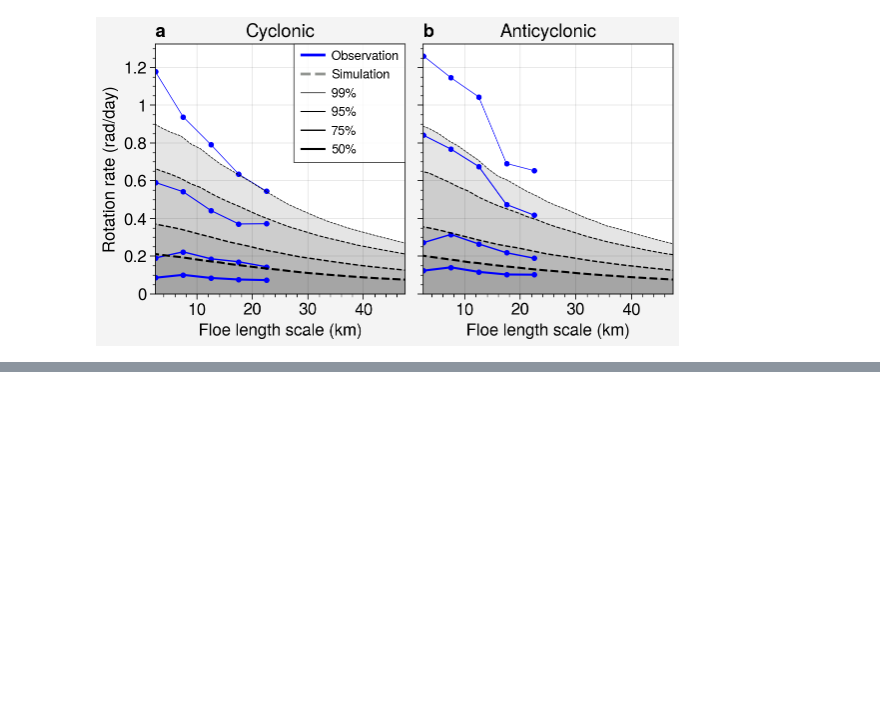
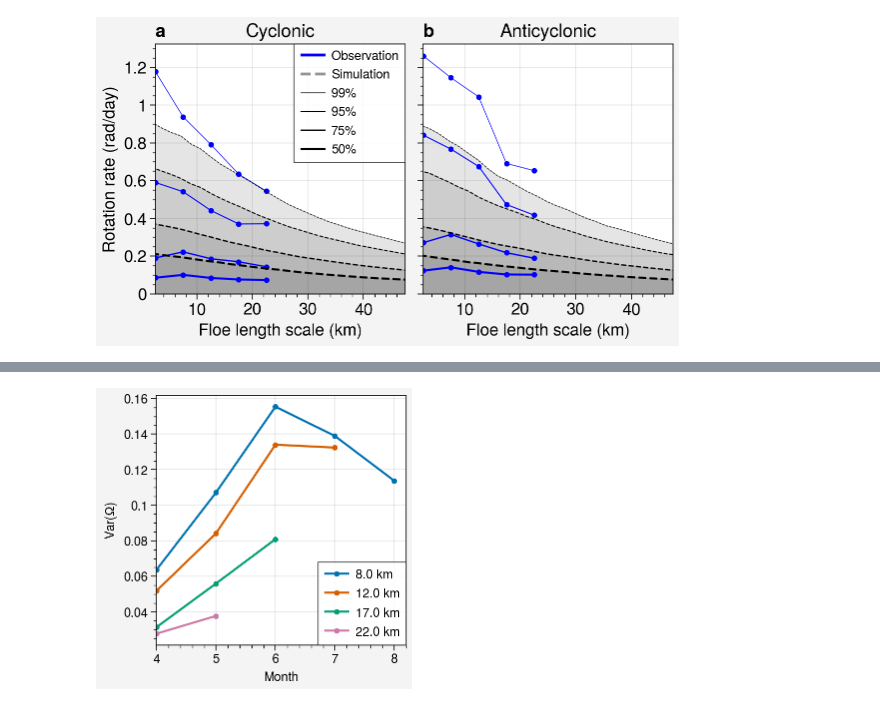
Before and after one commit to danielmwatkins/miz_scales_of_motion, a Jupyter notebook: notebooks/rotation_rate.ipynb, the cells around one changed output, grey strips where cells are left out. Cells and saved outputs as stored; diff of their text form; code cells hidden in the pictures; blank space fills up the shorter version.

```diff
--- a/notebooks/rotation_rate.ipynb
+++ b/notebooks/rotation_rate.ipynb
@@ -126,0 +173,13 @@ ax.scatter(subset['sea_ice_concentration'], subset['area'], m='.', ms=1)
+# %%
+subset['month'] = subset.datetime.dt.month
+fig, ax = pplt.subplots()
+for bin_num in range(2, 9):
+    L = subset.loc[subset.l_bin==bin_num, 'L'].mean()
+    v = subset.loc[subset.l_bin==bin_num, ['month', 'zeta']].groupby('month').var()
+    n = counts[bin_num]
+    if np.any(n > 500):
+        ax.plot(v.where(n > 500), label=str(np.round(L, 0)) + ' km', marker='.')
+ax.legend(ncols=1)
+ax.format(ylabel='Var($\\Omega$)', xlabel='Month')
+# %% [output]
+[figure, added]
```
Also changed, not shown: parts of 15 cells of this notebook, 3 other files.
